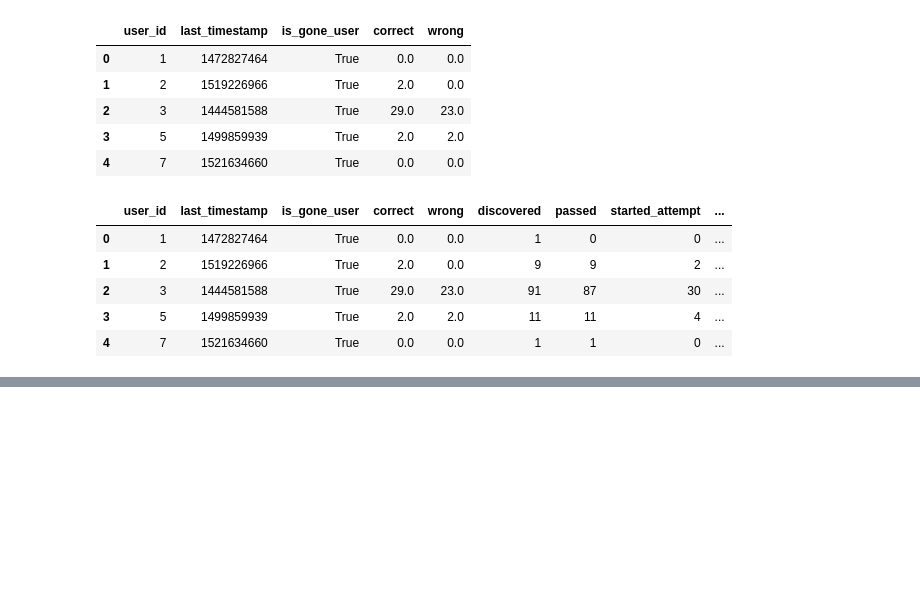
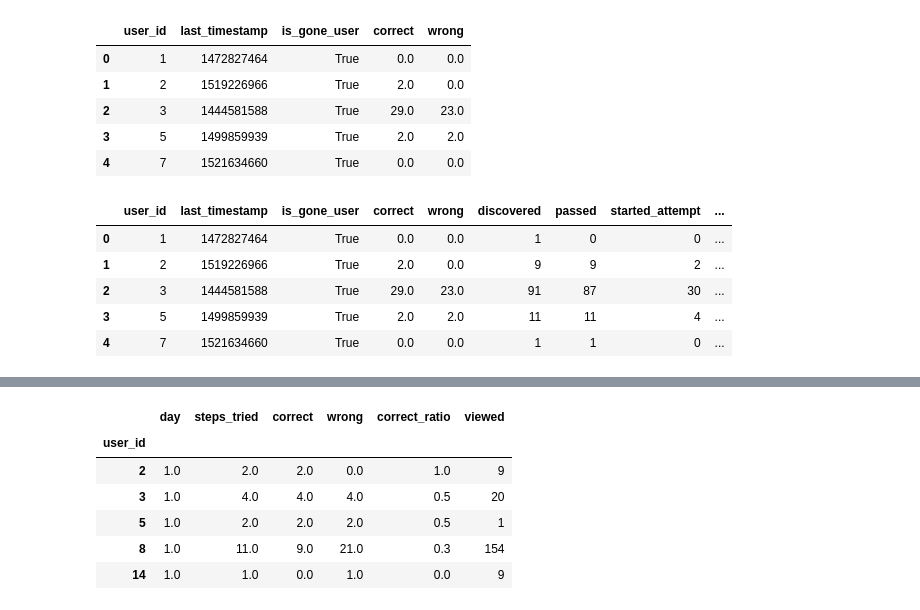
Before and after one commit to matherialist/Stepik-ML-contest, a Jupyter notebook: Stepik_ML_Contest.ipynb, the cells around one changed output, grey strips where cells are left out. Drawn from its saved outputs; the diff is of its cells as text; code cells hidden in the pictures; blank space fills up the shorter version.

```diff
--- a/Stepik_ML_Contest.ipynb
+++ b/Stepik_ML_Contest.ipynb
@@ -131,0 +200,5 @@ users_data.head()
+# %%
+X = X.merge(users_data[['user_id', 'passed_course', 'is_gone_user']], how='outer')
+# %%
+# Отбираем пользователей, которые прошли курс или бросили его
+X = X[(X.is_gone_user) | (X.passed_course)]
@@ -131,0 +207,14 @@ users_data.head()
+# %%
+X = X.drop(['passed_course', 'is_gone_user'], axis=1)
+# %%
+X = X.set_index('user_id')
+# %%
+X.head()
+# %% [output]
+|  | day | steps_tried | correct | wrong | correct_ratio | viewed |
+| user_id |  |  |  |  |  |  |
+| 2 | 1.0 | 2.0 | 2.0 | 0.0 | 1.0 | 9 |
+| 3 | 1.0 | 4.0 | 4.0 | 4.0 | 0.5 | 20 |
+| 5 | 1.0 | 2.0 | 2.0 | 2.0 | 0.5 | 1 |
+| 8 | 1.0 | 11.0 | 9.0 | 21.0 | 0.3 | 154 |
+| 14 | 1.0 | 1.0 | 0.0 | 1.0 | 0.0 | 9 |
```
Also changed, not shown: parts of 21 cells of this notebook.
